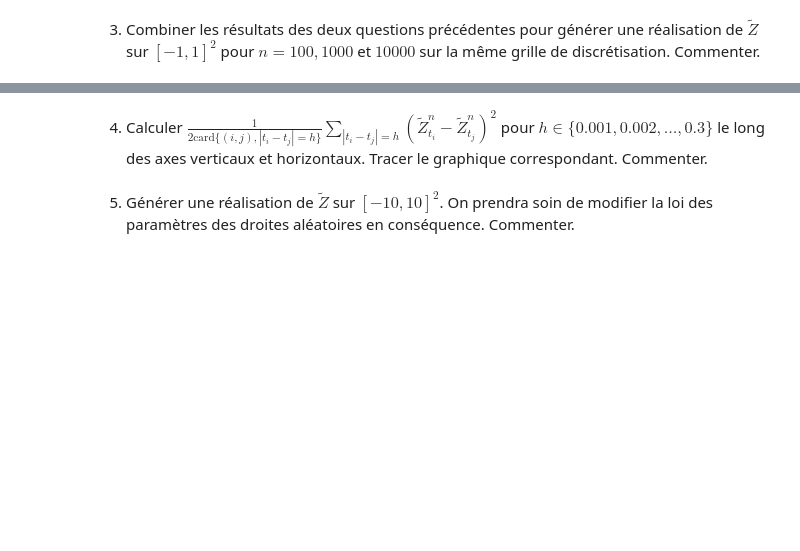
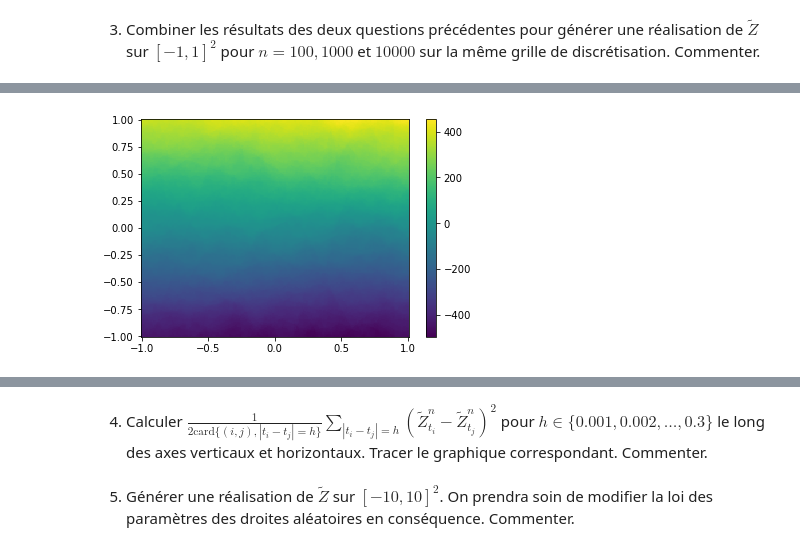
Before and after one commit to Joris-Landais/pojet_num-rique_proba, a Jupyter notebook: Projet numérique de Probabilités 2022 - enonce.ipynb, the cells around one changed output, grey strips where cells are left out. Saved outputs shown, nothing was run; the diff lists cells and outputs as text; code cells hidden in the pictures; blank space fills up the shorter version.

```diff
--- a/Projet numérique de Probabilités 2022 - enonce.ipynb
+++ b/Projet numérique de Probabilités 2022 - enonce.ipynb
@@ -324,0 +353,6 @@ separate_domain(n)
+# %%
+resolution=200
+n=1000
+marche_aleatoire(resolution,n)
+# %% [output]
+[figure, added]
```
Also changed, not shown: parts of 7 cells of this notebook.
